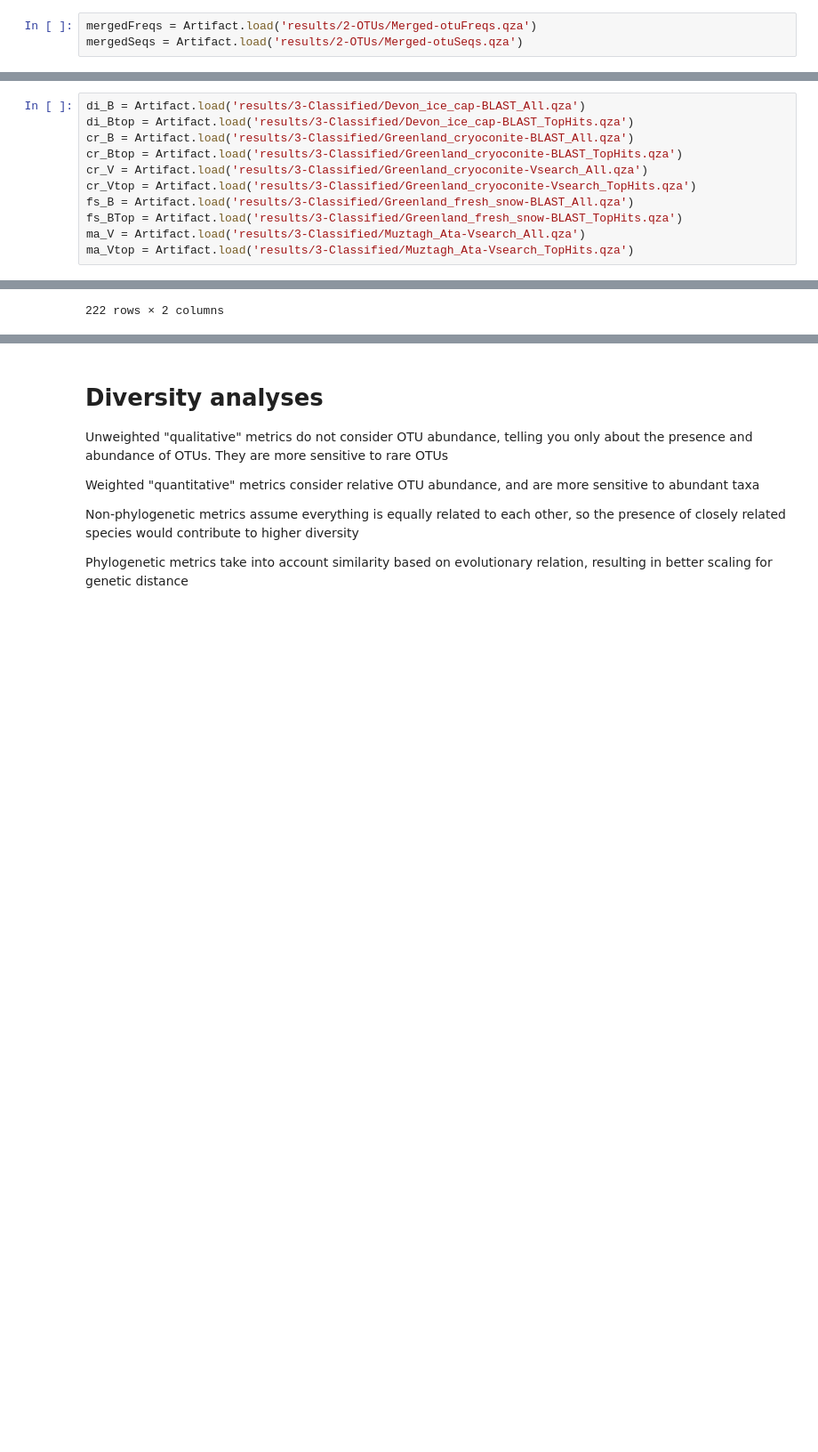
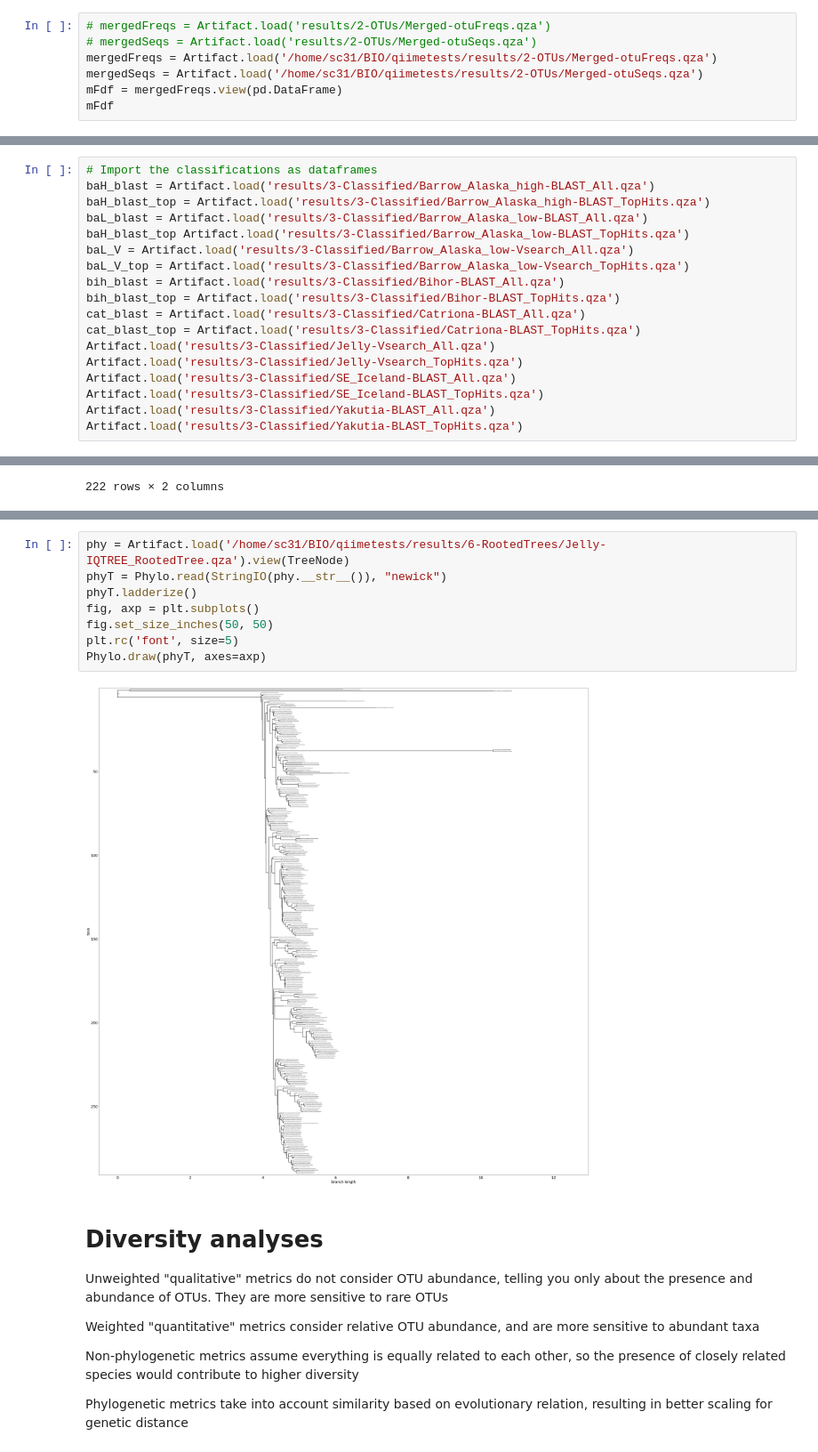
Before and after one commit to SJ-31/Cryosphere-ICCS261, a Jupyter notebook: main.ipynb, the cells around one changed output, grey strips where cells are left out. Shown at 89% size. Saved outputs shown, nothing was run; the diff lists cells and outputs as text; blank space fills up the shorter version.

```diff
--- a/main.ipynb
+++ b/main.ipynb
@@ -139,5 +127,9 @@ barHFreqs = Artifact.load('results/2-OTUs/Barrow_Alaska_high-otuFreqs.qza')
 barLSeqs = Artifact.load('results/2-OTUs/Barrow_Alaska_low-otuSeqs.qza')
 barLFreqs = Artifact.load('results/2-OTUs/Barrow_Alaska_low-otuFreqs.qza')
 # %%
-mergedFreqs = Artifact.load('results/2-OTUs/Merged-otuFreqs.qza')
-mergedSeqs = Artifact.load('results/2-OTUs/Merged-otuSeqs.qza')
+# mergedFreqs = Artifact.load('results/2-OTUs/Merged-otuFreqs.qza')
+# mergedSeqs = Artifact.load('results/2-OTUs/Merged-otuSeqs.qza')
+mergedFreqs = Artifact.load('/home/sc31/BIO/qiimetests/results/2-OTUs/Merged-otuFreqs.qza')
+mergedSeqs = Artifact.load('/home/sc31/BIO/qiimetests/results/2-OTUs/Merged-otuSeqs.qza')
+mFdf = mergedFreqs.view(pd.DataFrame)
+mFdf
@@ -227,16 +238,23 @@ NameError: name 'Artifact' is not defined
 
 To maximize the number of identified OTUs, I'll be using all three qiime2 options for taxonomic classification. Two of these (BLAST and Vsearch) are traditional homology-based database searches, with BLAST using local alignment and Vsearch global.
 # %%
-di_B = Artifact.load('results/3-Classified/Devon_ice_cap-BLAST_All.qza')
-di_Btop = Artifact.load('results/3-Classified/Devon_ice_cap-BLAST_TopHits.qza')
-cr_B = Artifact.load('results/3-Classified/Greenland_cryoconite-BLAST_All.qza')
-cr_Btop = Artifact.load('results/3-Classified/Greenland_cryoconite-BLAST_TopHits.qza')
-cr_V = Artifact.load('results/3-Classified/Greenland_cryoconite-Vsearch_All.qza')
-cr_Vtop = Artifact.load('results/3-Classified/Greenland_cryoconite-Vsearch_TopHits.qza')
-fs_B = Artifact.load('results/3-Classified/Greenland_fresh_snow-BLAST_All.qza')
-fs_BTop = Artifact.load('results/3-Classified/Greenland_fresh_snow-BLAST_TopHits.qza')
-ma_V = Artifact.load('results/3-Classified/Muztagh_Ata-Vsearch_All.qza')
-ma_Vtop = Artifact.load('results/3-Classified/Muztagh_Ata-Vsearch_TopHits.qza')
+# Import the classifications as dataframes
+baH_blast = Artifact.load('results/3-Classified/Barrow_Alaska_high-BLAST_All.qza')
+baH_blast_top = Artifact.load('results/3-Classified/Barrow_Alaska_high-BLAST_TopHits.qza')
+baL_blast = Artifact.load('results/3-Classified/Barrow_Alaska_low-BLAST_All.qza')
+baH_blast_top Artifact.load('results/3-Classified/Barrow_Alaska_low-BLAST_TopHits.qza')
+baL_V = Artifact.load('results/3-Classified/Barrow_Alaska_low-Vsearch_All.qza')
+baL_V_top = Artifact.load('results/3-Classified/Barrow_Alaska_low-Vsearch_TopHits.qza')
+bih_blast = Artifact.load('results/3-Classified/Bihor-BLAST_All.qza')
+bih_blast_top = Artifact.load('results/3-Classified/Bihor-BLAST_TopHits.qza')
+cat_blast = Artifact.load('results/3-Classified/Catriona-BLAST_All.qza')
+cat_blast_top = Artifact.load('results/3-Classified/Catriona-BLAST_TopHits.qza')
+Artifact.load('results/3-Classified/Jelly-Vsearch_All.qza')
+Artifact.load('results/3-Classified/Jelly-Vsearch_TopHits.qza')
+Artifact.load('results/3-Classified/SE_Iceland-BLAST_All.qza')
+Artifact.load('results/3-Classified/SE_Iceland-BLAST_TopHits.qza')
+Artifact.load('results/3-Classified/Yakutia-BLAST_All.qza')
+Artifact.load('results/3-Classified/Yakutia-BLAST_TopHits.qza')
 # %% [output]
 |  | Taxon | Consensus |
 | Feature ID |  |  |
@@ -255,3 +275,13 @@ ma_Vtop = Artifact.load('results/3-Classified/Muztagh_Ata-Vsearch_TopHits.qza')
+# %%
+phy = Artifact.load('/home/sc31/BIO/qiimetests/results/6-RootedTrees/Jelly-IQTREE_RootedTree.qza').view(TreeNode)
+phyT = Phylo.read(StringIO(phy.__str__()), "newick")
+phyT.ladderize()
+fig, axp = plt.subplots()
+fig.set_size_inches(50, 50)
+plt.rc('font', size=5)
+Phylo.draw(phyT, axes=axp)
+# %% [output]
+[figure, added]
 # %% [markdown]
 # Diversity analyses
 Unweighted "qualitative" metrics do not consider OTU abundance, telling you only about the presence and abundance of OTUs. They are more sensitive to rare OTUs
```
Also changed, not shown: parts of 11 cells of this notebook, 8 other files.
